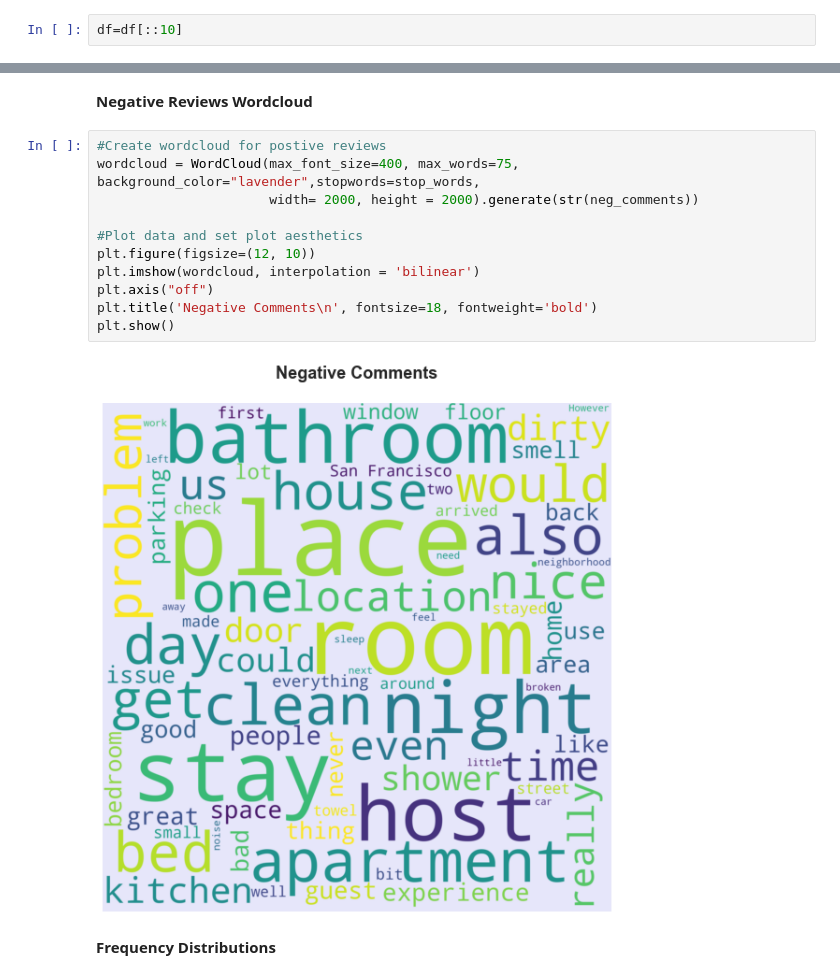
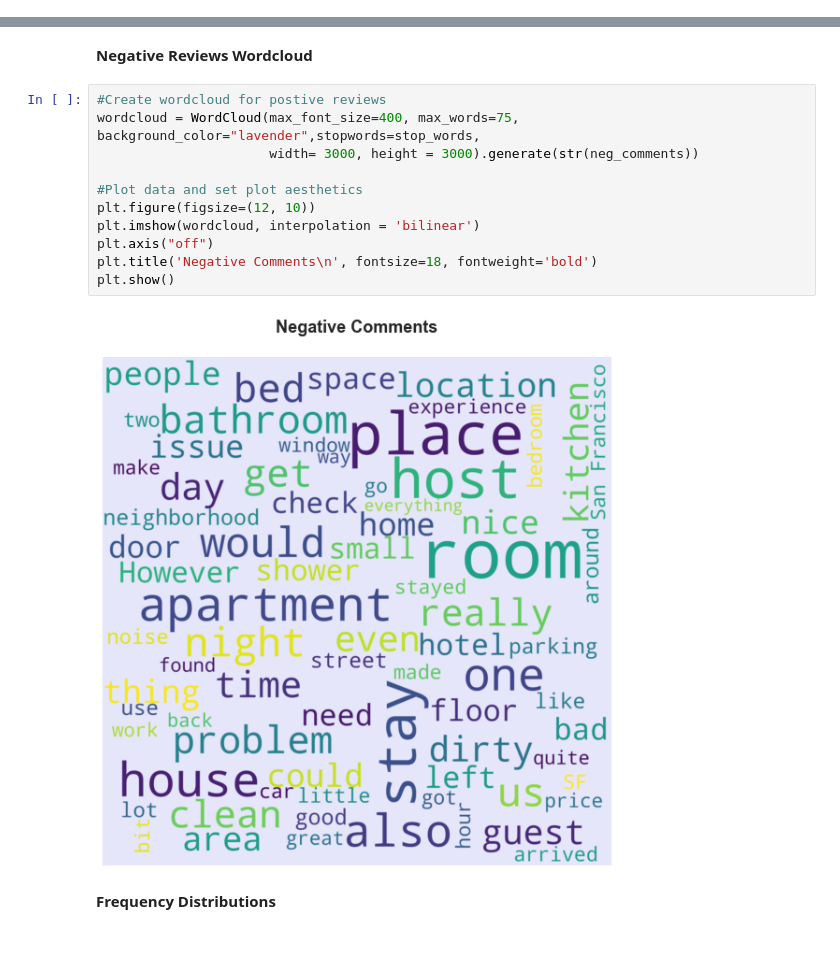
Before and after one commit to KishenSharma6/Airbnb-Analysis, a Jupyter notebook: Project Codes/05. Modeling/2020_0207_Reviews_NLP.ipynb, the cells around one changed output, grey strips where cells are left out. Saved outputs shown, nothing was run; the diff lists cells and outputs as text; blank space fills up the shorter version.

```diff
--- a/Project Codes/05. Modeling/2020_0207_Reviews_NLP.ipynb
+++ b/Project Codes/05. Modeling/2020_0207_Reviews_NLP.ipynb
@@ -56,5 +54,3 @@ Reviews data shape: (425509, 6)
-# %%
-df=df[::10]
 # %% [markdown]
 # Data Exploration
 # %% [markdown]
@@ -144,16 +140,16 @@ plt.show()
 # %%
 #Create wordcloud for postive reviews
 wordcloud = WordCloud(max_font_size=400, max_words=75, background_color="lavender",stopwords=stop_words,
-                      width= 2000, height = 2000).generate(str(neg_comments))
+                      width= 3000, height = 3000).generate(str(neg_comments))
 
 #Plot data and set plot aesthetics
 plt.figure(figsize=(12, 10))
 plt.imshow(wordcloud, interpolation = 'bilinear')
 plt.axis("off")
 plt.title('Negative Comments\n', fontsize=18, fontweight='bold')
 plt.show()
 # %% [output]
-[figure, old version]
+[figure, new version]
 # %% [markdown]
 **Frequency Distributions**
 # %%
```
Also changed, not shown: parts of 21 cells of this notebook, 2 other files.
